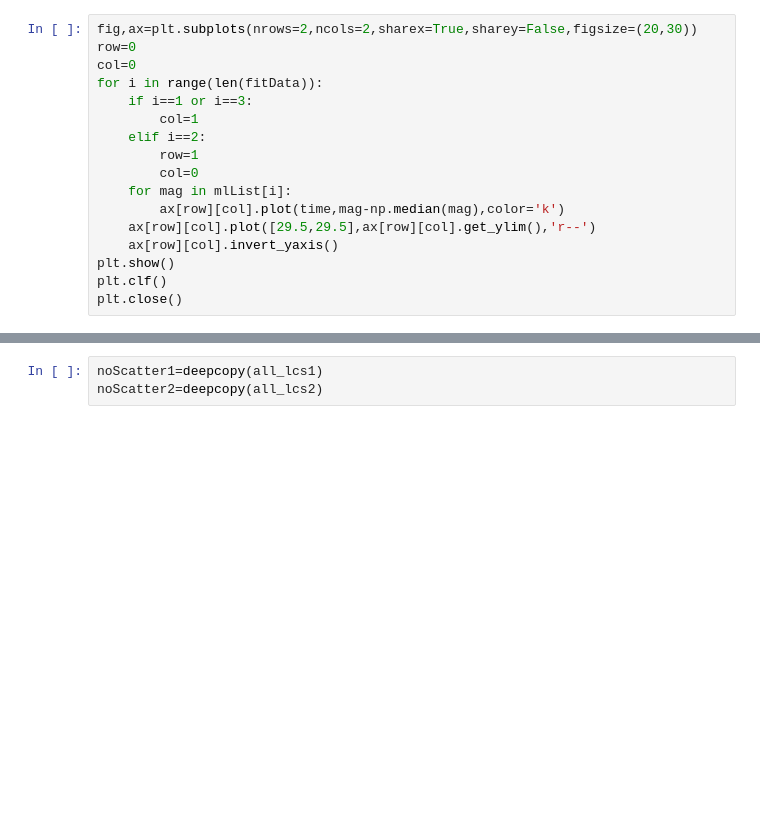
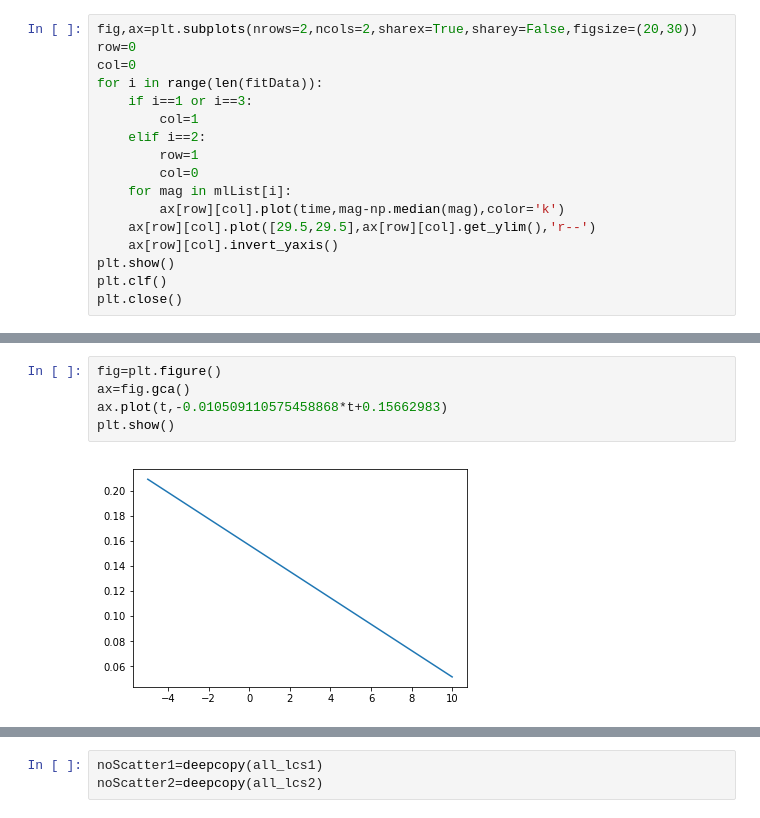
Before and after one commit to jpierel14/sntd, a Jupyter notebook: ml_test.ipynb, the cells around one changed output, grey strips where cells are left out. Saved outputs shown, nothing was run; the diff lists cells and outputs as text; blank space fills up the shorter version.

```diff
--- a/ml_test.ipynb
+++ b/ml_test.ipynb
@@ -79,0 +258,7 @@ plt.close()
+# %%
+fig=plt.figure()
+ax=fig.gca()
+ax.plot(t,-0.010509110575458868*t+0.15662983)
+plt.show()
+# %% [output]
+[figure, added]
```
Also changed, not shown: parts of 17 cells of this notebook, 5 other files.
